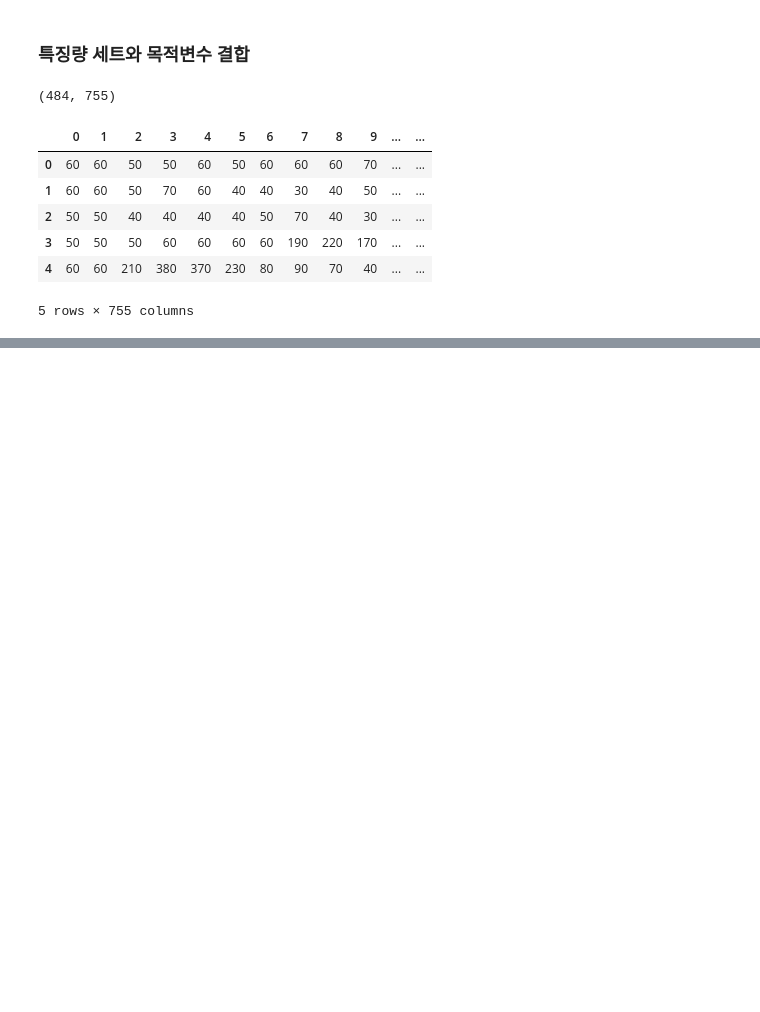
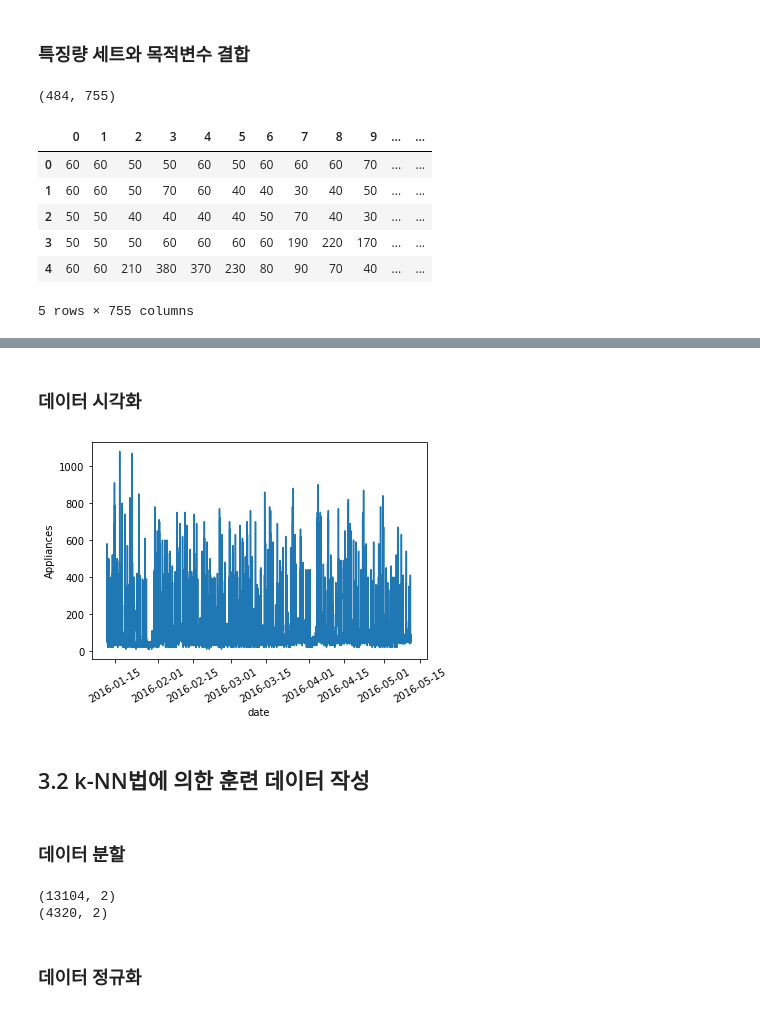
Before and after one commit to ChangZero/TIL, a Jupyter notebook: 머신러닝 데이터 전처리/7(시계열데이터).ipynb, the cells around one changed output, grey strips where cells are left out. Drawn from its saved outputs; the diff is of its cells as text; code cells hidden in the pictures; blank space fills up the shorter version.

```diff
--- a/머신러닝 데이터 전처리/7.ipynb
+++ b/머신러닝 데이터 전처리/7(시계열데이터).ipynb
@@ -523,0 +530,7 @@ dat_event2.head()
+# %%
+import pandas as pd
+
+dat_df = pd.read_csv('dataset/energydata.csv', sep=',')[['date', 'Appliances']]
+dat_df['date'] = pd.to_datetime(dat_df['date'], format='%Y-%m-%d %H:%M:%S')
+
+dat_df.head()
@@ -523,0 +544,28 @@ dat_event2.head()
+# %% [markdown]
+### 데이터 시각화
+# %%
+import matplotlib.pyplot as plt
+%matplotlib inline
+
+plt.plot(dat_df['date'], dat_df['Appliances'])
+plt.xlabel('date')
+plt.xticks(rotation=30)
+plt.ylabel('Appliances')
+plt.show()
+# %% [output]
+[figure, added]
+# %% [markdown]
+## 3.2 k-NN법에 의한 훈련 데이터 작성
+# %% [markdown]
+### 데이터 분할
+# %%
+train = dat_df[dat_df['date'] < '2016-04-11 17:00:00']
+print(train.shape)
+
+test = dat_df[dat_df['date'] >= '2016-04-11 17:00:00']
+print(test.shape)
+# %% [output]
+(13104, 2)
+(4320, 2)
+# %% [markdown]
+### 데이터 정규화
```
Also changed, not shown: parts of 22 cells of this notebook.
